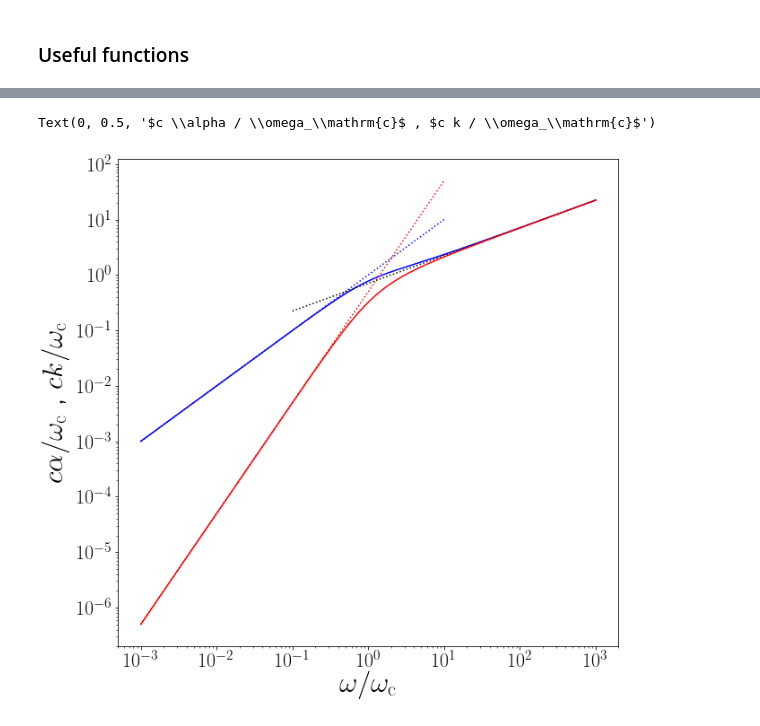
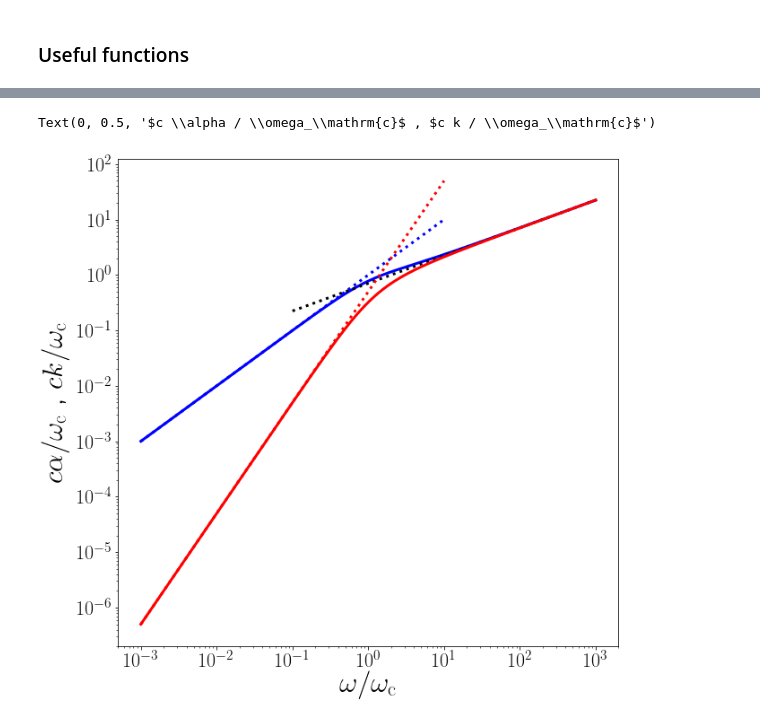
Before and after one commit to ddcampayo/Fluid_Mechanics, a Jupyter notebook: supp_mat/sound_waves_attenuation.ipynb, the cells around one changed output, grey strips where cells are left out. Cells and saved outputs as stored; diff of their text form; code cells hidden in the pictures.

```diff
--- a/supp_mat/sound_waves_attenuation.ipynb
+++ b/supp_mat/sound_waves_attenuation.ipynb
@@ -56,21 +56,21 @@ plt.loglog( range , kk( range ) , range , alpha( range ) )
 # %%
 height=10
 fig, ax = plt.subplots(figsize=(1*height, height) )
-ax.loglog( range , kk( range ), 'b-', label=r'$k$, wave-vector' )
-ax.loglog( range_lo , kk_lo(range_lo) , 'b:') #, label=r'$k$, low-$\omega$ ' )
-ax.loglog( range_hi , kk_hi(range_hi) , 'k:')
+ax.loglog( range , kk( range ), 'b-', label=r'$k$, wave-vector', linewidth=3 )
+ax.loglog( range_lo , kk_lo(range_lo) , 'b:', linewidth=3) #, label=r'$k$, low-$\omega$ ' )
+ax.loglog( range_hi , kk_hi(range_hi) , 'k:', linewidth=3)
 
-ax.loglog( range , alpha( range ), 'r-', label=r'$\alpha$, attenuation' )
-ax.loglog( range_lo , alpha_lo( range_lo ), 'r:') #, label=r'$\alpha$, attenuation' )
+ax.loglog( range , alpha( range ), 'r-', label=r'$\alpha$, attenuation', linewidth=3 )
+ax.loglog( range_lo , alpha_lo( range_lo ), 'r:', linewidth=3 ) #, label=r'$\alpha$, attenuation' )
 #ax.loglog( range_hi , alpha_hi(range_hi) , 'r:')
 
 ax.set_xlabel(r'$ \omega / \omega_\mathrm{c}$', fontsize='x-large')
 ax.set_ylabel(r'$c \alpha / \omega_\mathrm{c}$ , $c k / \omega_\mathrm{c}$', fontsize='x-large')
 
 
 #legend =  ax.legend(loc='upper left', shadow=True, fontsize='x-large')
 # %% [output]
 Text(0, 0.5, '$c \\alpha / \\omega_\\mathrm{c}$ , $c k / \\omega_\\mathrm{c}$')
-[figure, old version]
+[figure, new version]
 # %%
 fig.savefig('../figures/sound_wave_att.eps')
```
Also changed, not shown: parts of 2 cells of this notebook, 4 other files.
